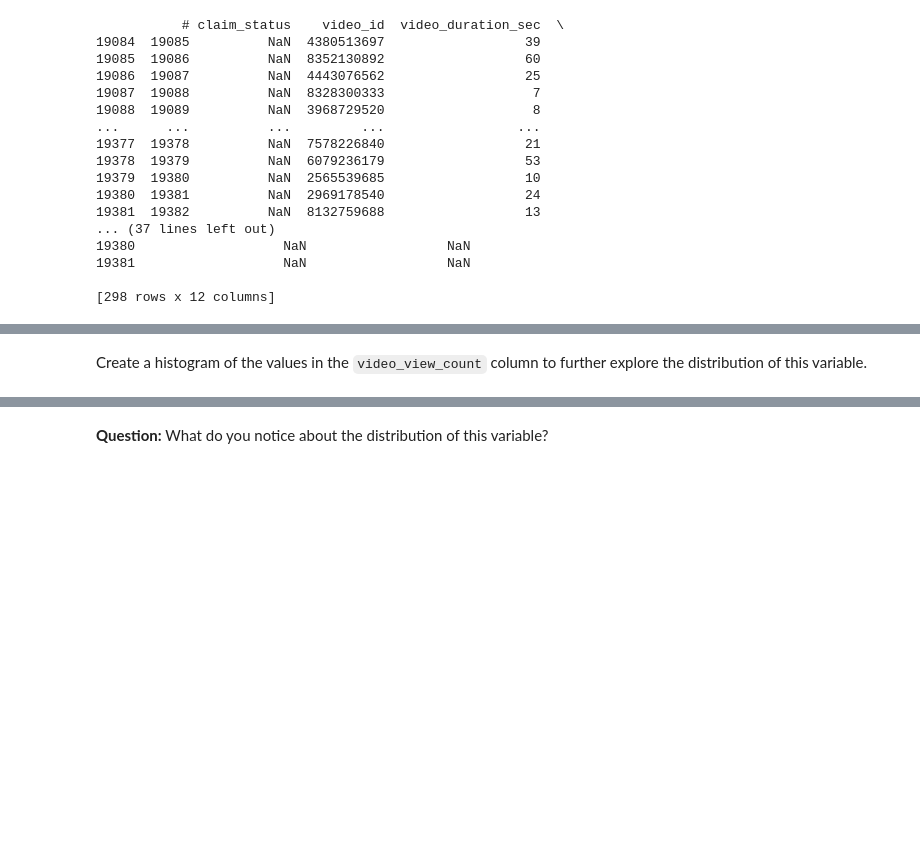
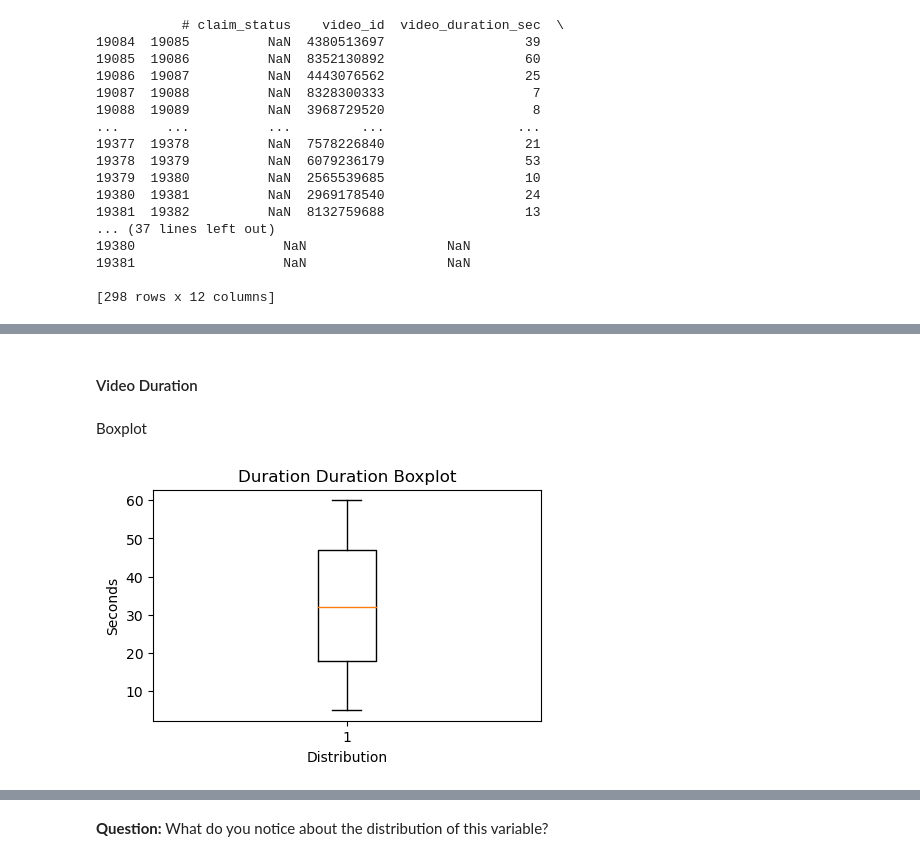
Before and after one commit to lenifilgueira/TikTok-EDA-and-Data-Visualization-Project, a Jupyter notebook: EDA and Data Visualization - TikTok.ipynb, the cells around one changed output, grey strips where cells are left out. Cells and saved outputs as stored; diff of their text form; code cells hidden in the pictures; blank space fills up the shorter version.

```diff
--- a/EDA and Data Visualization - TikTok.ipynb
+++ b/EDA and Data Visualization - TikTok.ipynb
@@ -151 +126,4 @@ Consider the questions in your PACE Strategy Document to reflect on the Construc
+# %%
+# Removing the rows with missing values
+df = df.dropna()
 # %% [markdown]
@@ -176,2 +132,0 @@ Create a box plot to examine the spread of values in the `video_view_count` colu
-# %% [markdown]
-Create a histogram of the values in the `video_view_count` column to further explore the distribution of this variable.
@@ -180,0 +133,13 @@ Create a histogram of the values in the `video_view_count` column to further exp
+# %% [markdown]
+#### Video Duration
+# %% [markdown]
+Boxplot
+# %%
+plt.figure(figsize=(5, 3))
+plt.boxplot(df['video_duration_sec'])
+plt.xlabel('Distribution')
+plt.ylabel('Seconds')
+plt.title('Duration Duration Boxplot')
+plt.show()
+# %% [output]
+[figure, added]
```
Also changed, not shown: parts of 33 cells of this notebook.
